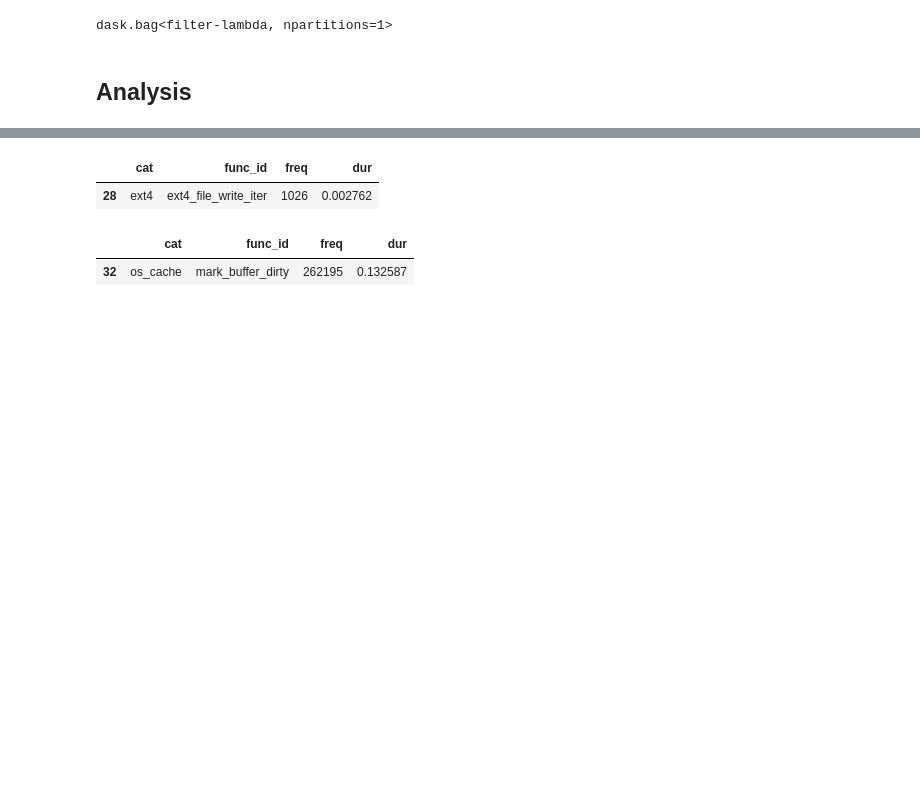
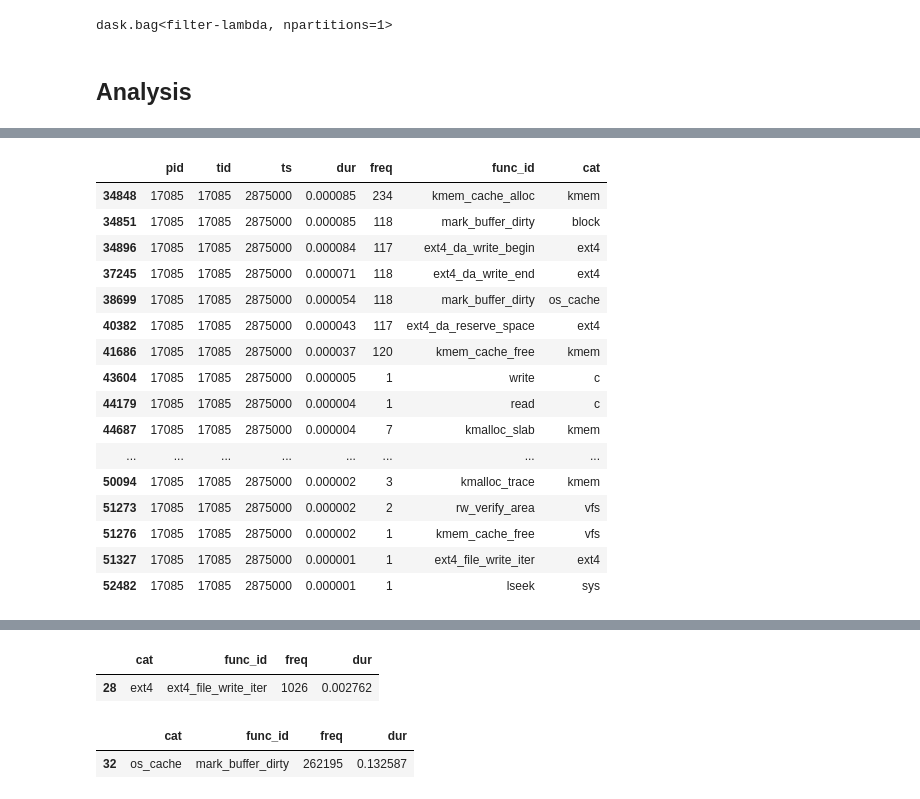
Before and after one commit to hariharan-devarajan/datacrumbs, a Jupyter notebook: analysis/analysis.ipynb, the cells around one changed output, grey strips where cells are left out. Saved outputs shown, nothing was run; the diff lists cells and outputs as text; code cells hidden in the pictures; blank space fills up the shorter version.

```diff
--- a/analysis/analysis.ipynb
+++ b/analysis/analysis.ipynb
@@ -99,3 +123,23 @@ events.query("func_id.str.contains('write')").compute()
+# %%
+events.query("ts == 2875000").compute()
+# %% [output]
+|  | pid | tid | ts | dur | freq | func_id | cat |
+| 34848 | 17085 | 17085 | 2875000 | 0.000085 | 234 | kmem_cache_alloc | kmem |
+| 34851 | 17085 | 17085 | 2875000 | 0.000085 | 118 | mark_buffer_dirty | block |
+| 34896 | 17085 | 17085 | 2875000 | 0.000084 | 117 | ext4_da_write_begin | ext4 |
+| 37245 | 17085 | 17085 | 2875000 | 0.000071 | 118 | ext4_da_write_end | ext4 |
+| 38699 | 17085 | 17085 | 2875000 | 0.000054 | 118 | mark_buffer_dirty | os_cache |
+| 40382 | 17085 | 17085 | 2875000 | 0.000043 | 117 | ext4_da_reserve_space | ext4 |
+| 41686 | 17085 | 17085 | 2875000 | 0.000037 | 120 | kmem_cache_free | kmem |
+| 43604 | 17085 | 17085 | 2875000 | 0.000005 | 1 | write | c |
+| 44179 | 17085 | 17085 | 2875000 | 0.000004 | 1 | read | c |
+| 44687 | 17085 | 17085 | 2875000 | 0.000004 | 7 | kmalloc_slab | kmem |
+| ... | ... | ... | ... | ... | ... | ... | ... |
+| 50094 | 17085 | 17085 | 2875000 | 0.000002 | 3 | kmalloc_trace | kmem |
+| 51273 | 17085 | 17085 | 2875000 | 0.000002 | 2 | rw_verify_area | vfs |
+| 51276 | 17085 | 17085 | 2875000 | 0.000002 | 1 | kmem_cache_free | vfs |
+| 51327 | 17085 | 17085 | 2875000 | 0.000001 | 1 | ext4_file_write_iter | ext4 |
+| 52482 | 17085 | 17085 | 2875000 | 0.000001 | 1 | lseek | sys |
 # %%
 events["func_id"].unique().compute()
 # %% [output]
```
Also changed, not shown: parts of 7 cells of this notebook, 4 other files.
